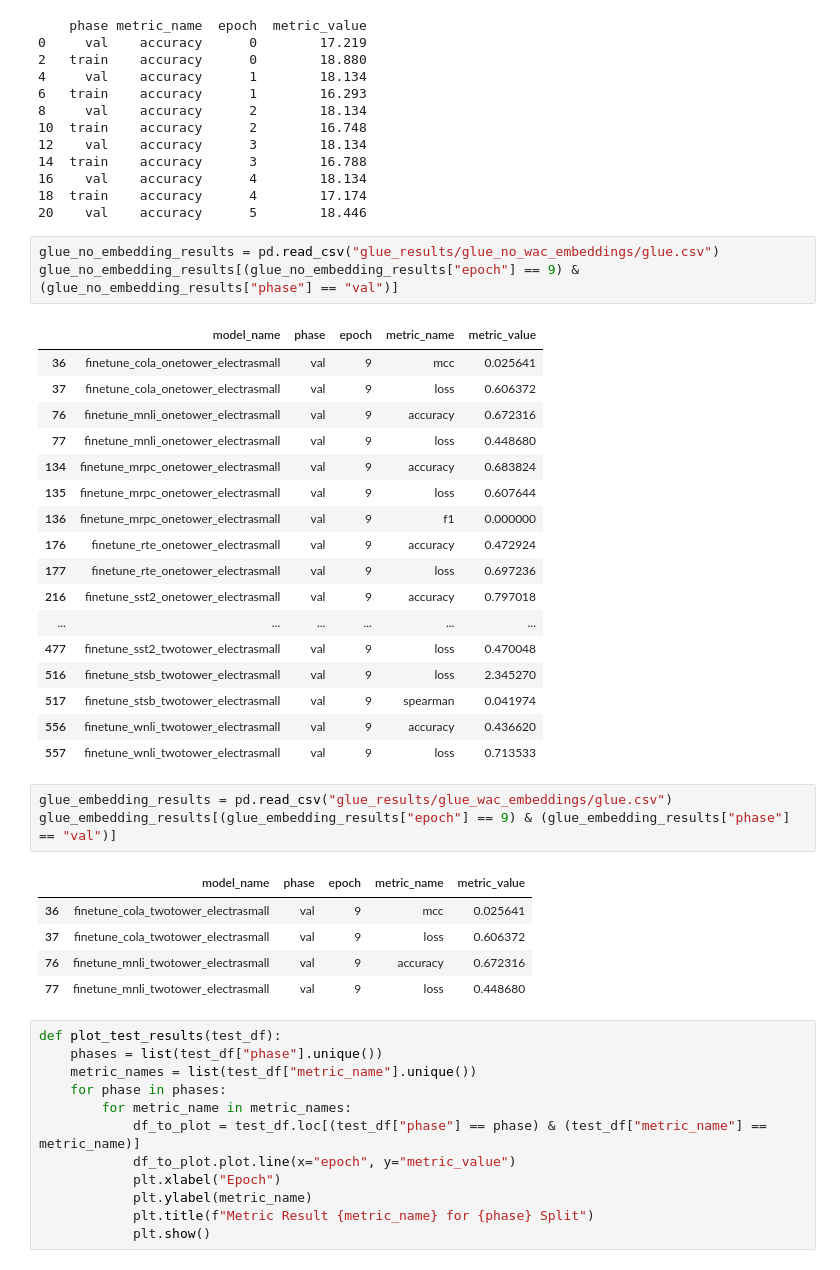
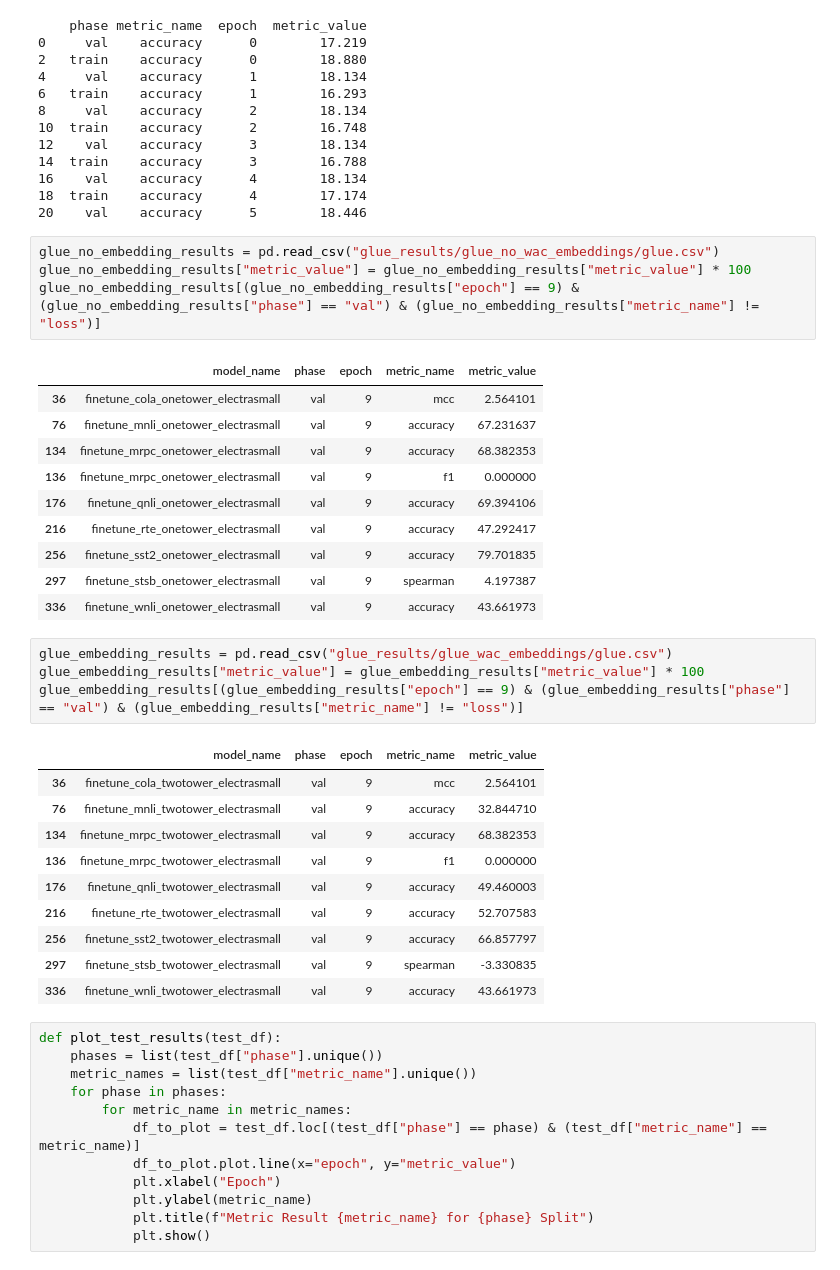
Before and after one commit to Adam-Torek/Renaissance-WAC, a Jupyter notebook: results_viewer.ipynb, the cells around one changed output. Drawn from its saved outputs; the diff is of its cells as text.

Commit message:
visualized GLUE results

```diff
--- a/results_viewer.ipynb
+++ b/results_viewer.ipynb
@@ -85,34 +85,34 @@ show_metric_results_table("result/eval_ref_twotower_electrasmall_wac_text_pretra
 20    val    accuracy      5        18.446
 # %%
 glue_no_embedding_results = pd.read_csv("glue_results/glue_no_wac_embeddings/glue.csv")
-glue_no_embedding_results[(glue_no_embedding_results["epoch"] == 9) & (glue_no_embedding_results["phase"] == "val")]
+glue_no_embedding_results["metric_value"] = glue_no_embedding_results["metric_value"] * 100
+glue_no_embedding_results[(glue_no_embedding_results["epoch"] == 9) & (glue_no_embedding_results["phase"] == "val") & (glue_no_embedding_results["metric_name"] != "loss")]
 # %% [output]
 |  | model_name | phase | epoch | metric_name | metric_value |
-| 36 | finetune_cola_onetower_electrasmall | val | 9 | mcc | 0.025641 |
-| 37 | finetune_cola_onetower_electrasmall | val | 9 | loss | 0.606372 |
-| 76 | finetune_mnli_onetower_electrasmall | val | 9 | accuracy | 0.672316 |
-| 77 | finetune_mnli_onetower_electrasmall | val | 9 | loss | 0.448680 |
-| 134 | finetune_mrpc_onetower_electrasmall | val | 9 | accuracy | 0.683824 |
-| 135 | finetune_mrpc_onetower_electrasmall | val | 9 | loss | 0.607644 |
+| 36 | finetune_cola_onetower_electrasmall | val | 9 | mcc | 2.564101 |
+| 76 | finetune_mnli_onetower_electrasmall | val | 9 | accuracy | 67.231637 |
+| 134 | finetune_mrpc_onetower_electrasmall | val | 9 | accuracy | 68.382353 |
 | 136 | finetune_mrpc_onetower_electrasmall | val | 9 | f1 | 0.000000 |
-| 176 | finetune_rte_onetower_electrasmall | val | 9 | accuracy | 0.472924 |
-| 177 | finetune_rte_onetower_electrasmall | val | 9 | loss | 0.697236 |
-| 216 | finetune_sst2_onetower_electrasmall | val | 9 | accuracy | 0.797018 |
-| ... | ... | ... | ... | ... | ... |
-| 477 | finetune_sst2_twotower_electrasmall | val | 9 | loss | 0.470048 |
-| 516 | finetune_stsb_twotower_electrasmall | val | 9 | loss | 2.345270 |
-| 517 | finetune_stsb_twotower_electrasmall | val | 9 | spearman | 0.041974 |
-| 556 | finetune_wnli_twotower_electrasmall | val | 9 | accuracy | 0.436620 |
-| 557 | finetune_wnli_twotower_electrasmall | val | 9 | loss | 0.713533 |
+| 176 | finetune_qnli_onetower_electrasmall | val | 9 | accuracy | 69.394106 |
+| 216 | finetune_rte_onetower_electrasmall | val | 9 | accuracy | 47.292417 |
+| 256 | finetune_sst2_onetower_electrasmall | val | 9 | accuracy | 79.701835 |
+| 297 | finetune_stsb_onetower_electrasmall | val | 9 | spearman | 4.197387 |
+| 336 | finetune_wnli_onetower_electrasmall | val | 9 | accuracy | 43.661973 |
 # %%
 glue_embedding_results = pd.read_csv("glue_results/glue_wac_embeddings/glue.csv")
-glue_embedding_results[(glue_embedding_results["epoch"] == 9) & (glue_embedding_results["phase"] == "val")]
+glue_embedding_results["metric_value"] = glue_embedding_results["metric_value"] * 100
+glue_embedding_results[(glue_embedding_results["epoch"] == 9) & (glue_embedding_results["phase"] == "val") & (glue_embedding_results["metric_name"] != "loss")]
 # %% [output]
 |  | model_name | phase | epoch | metric_name | metric_value |
-| 36 | finetune_cola_twotower_electrasmall | val | 9 | mcc | 0.025641 |
-| 37 | finetune_cola_twotower_electrasmall | val | 9 | loss | 0.606372 |
-| 76 | finetune_mnli_twotower_electrasmall | val | 9 | accuracy | 0.672316 |
-| 77 | finetune_mnli_twotower_electrasmall | val | 9 | loss | 0.448680 |
+| 36 | finetune_cola_twotower_electrasmall | val | 9 | mcc | 2.564101 |
+| 76 | finetune_mnli_twotower_electrasmall | val | 9 | accuracy | 32.844710 |
+| 134 | finetune_mrpc_twotower_electrasmall | val | 9 | accuracy | 68.382353 |
+| 136 | finetune_mrpc_twotower_electrasmall | val | 9 | f1 | 0.000000 |
+| 176 | finetune_qnli_twotower_electrasmall | val | 9 | accuracy | 49.460003 |
+| 216 | finetune_rte_twotower_electrasmall | val | 9 | accuracy | 52.707583 |
+| 256 | finetune_sst2_twotower_electrasmall | val | 9 | accuracy | 66.857797 |
+| 297 | finetune_stsb_twotower_electrasmall | val | 9 | spearman | -3.330835 |
+| 336 | finetune_wnli_twotower_electrasmall | val | 9 | accuracy | 43.661973 |
 # %%
 def plot_test_results(test_df):
     phases = list(test_df["phase"].unique())
```
Also changed, not shown: parts of 5 cells of this notebook.
